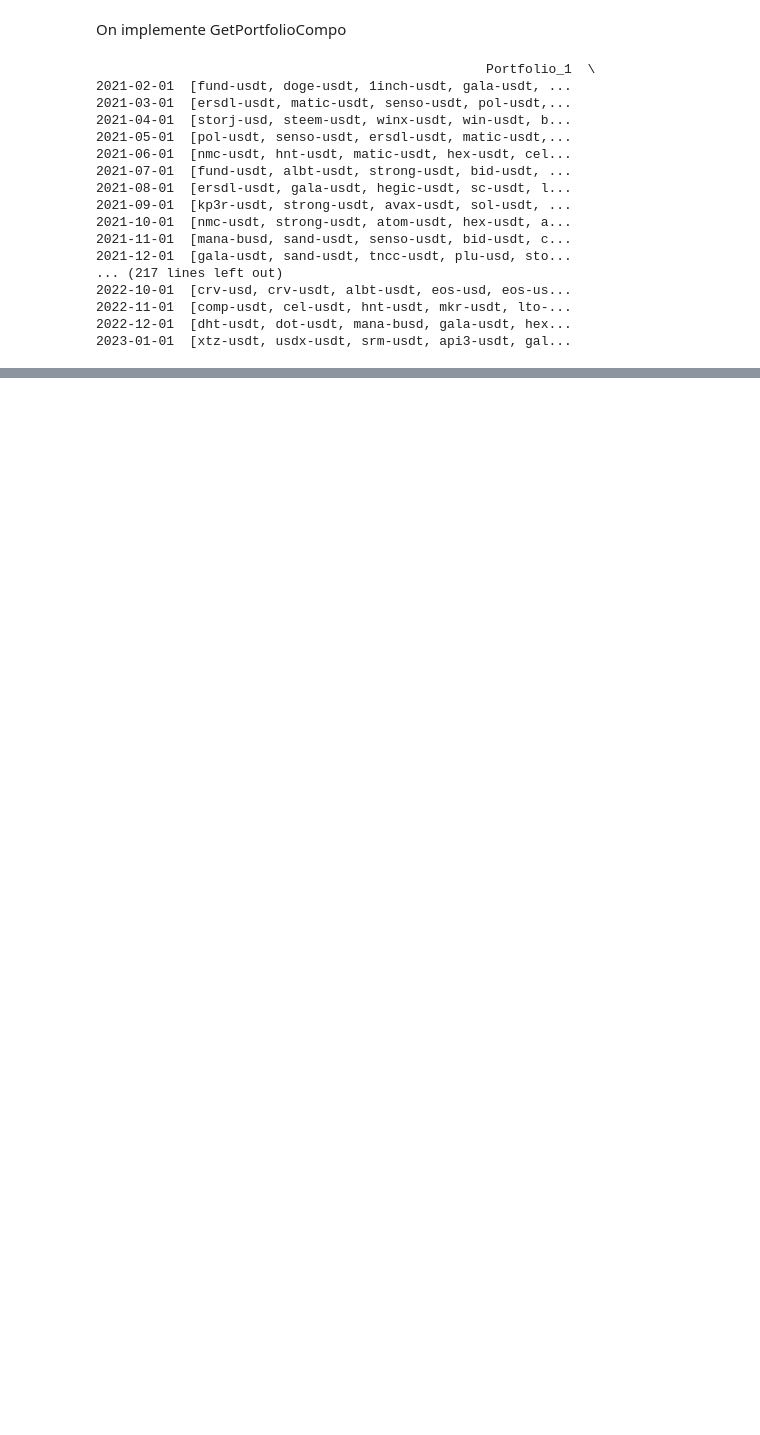
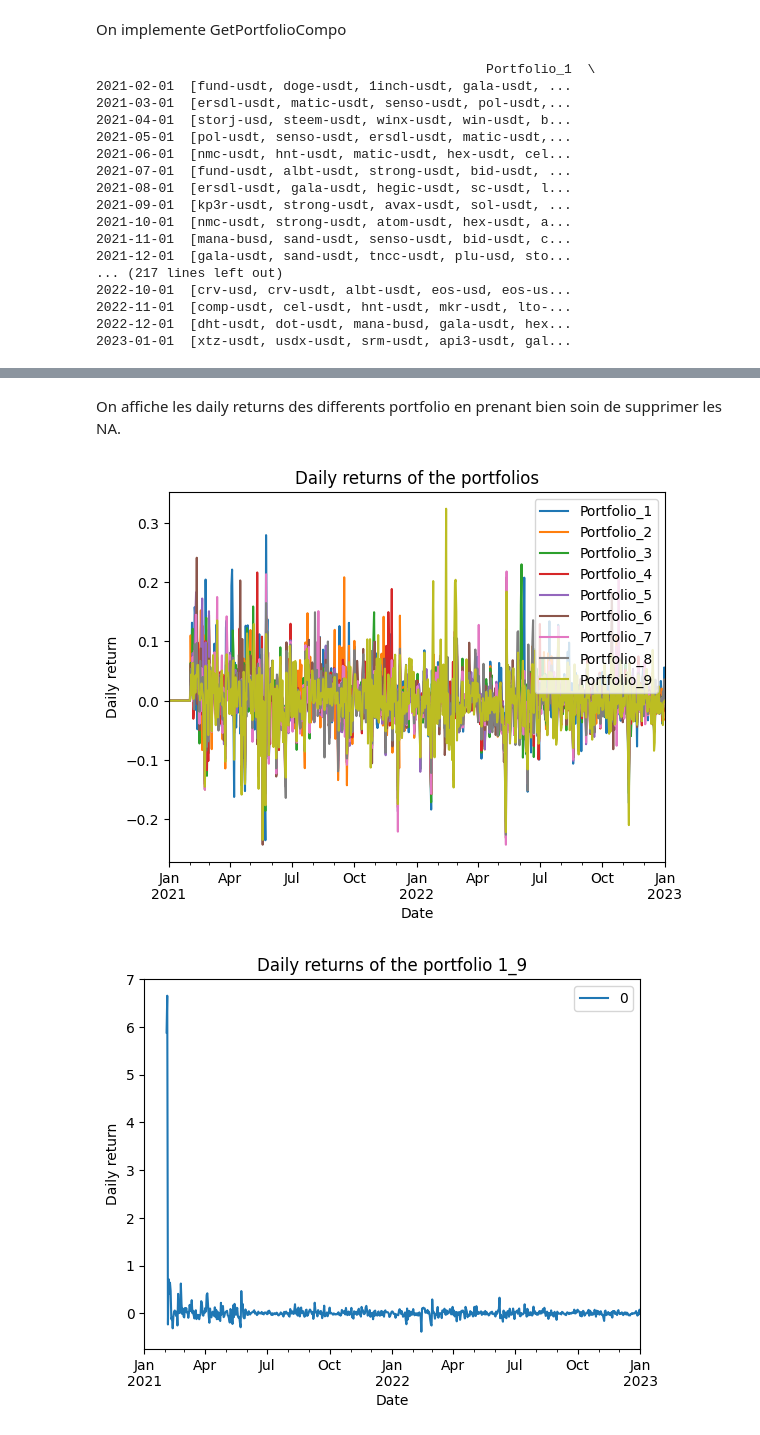
Before and after one commit to meretaensimag/momentum_strategie, a Jupyter notebook: notebook_momentum.ipynb, the cells around one changed output, grey strips where cells are left out. Saved outputs shown, nothing was run; the diff lists cells and outputs as text; code cells hidden in the pictures; blank space fills up the shorter version.

```diff
--- a/notebook_momentum.ipynb
+++ b/notebook_momentum.ipynb
@@ -229,0 +212,26 @@ plt.show()
+# %% [markdown]
+On affiche les daily returns des differents portfolio en prenant bien soin de supprimer les NA.
+# %%
+#on drop les nan
+portfolio_values_df = portfolio_values_df.dropna()
+#on drop la premiere ligne de portfolio_values_df
+portfolio_values_df = portfolio_values_df.iloc[1:]
+#on rajoute les timestamp de crypto_prices comme index de portfolio_values_df
+portfolio_values_df.index = crypto_prices.index
+
+
+portfolio_daily_returns = portfolio_values_df.pct_change()
+portfolio_daily_returns.plot(title='Daily returns of the portfolios', xlabel='Date', ylabel='Daily return')
+plt.show()
+
+portfolio_1_9 = portfolio_1_9.iloc[1:]
+portfolio_1_9.index = crypto_prices.index
+portfolio_1_9_daily_returns = portfolio_1_9.pct_change()
+portfolio_1_9_daily_returns.plot(title='Daily returns of the portfolio 1_9', xlabel='Date', ylabel='Daily return')
+plt.show()
+#on affiche les daily return de chaque portfolio par groupe de 3
+portfolio_values_df.pct_change().plot(title='Daily returns of the portfolios', xlabel='Date', ylabel='Daily return')
+plt.show()
+# %% [output]
+[figure, added]
+[figure, added]
```
Also changed, not shown: parts of 18 cells of this notebook.
